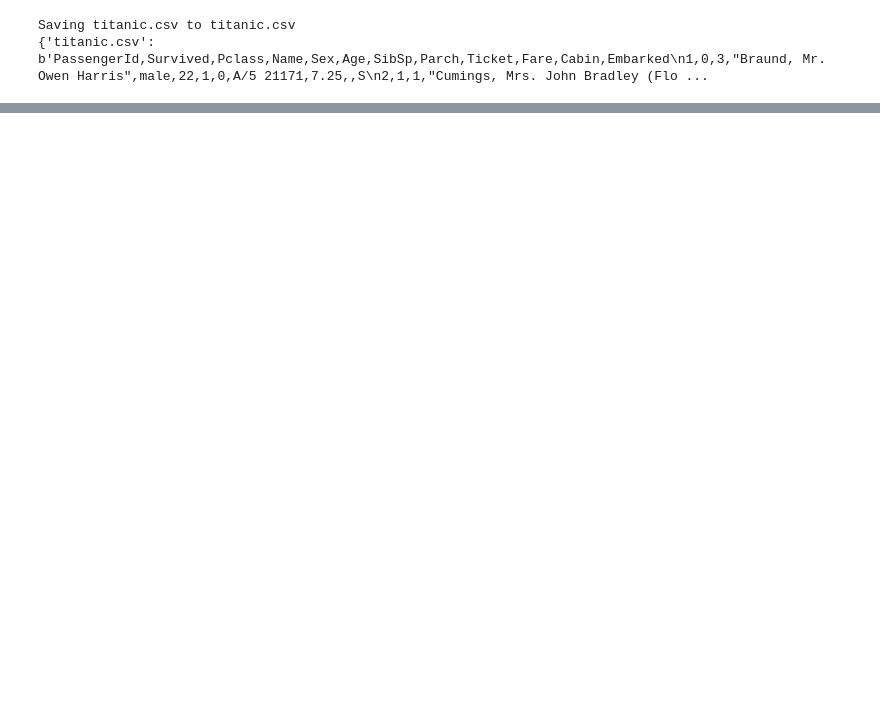
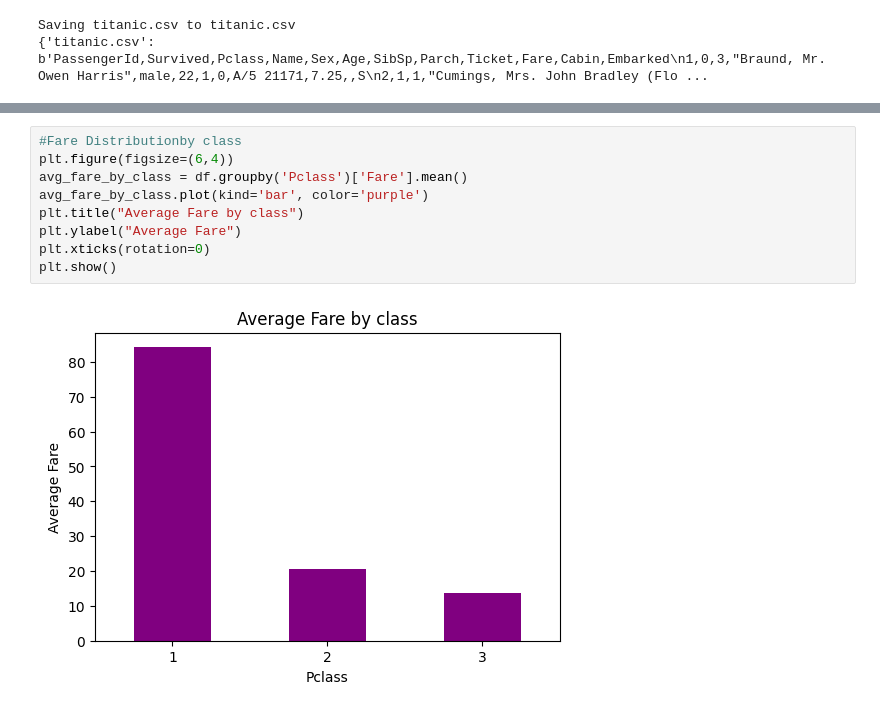
Before and after one commit to Jaiveer189/Google-Collab-mini-projects-, a Jupyter notebook: Titanic_data_analysis.ipynb, the cells around one changed output, grey strips where cells are left out. Drawn from its saved outputs; the diff is of its cells as text; blank space fills up the shorter version.

```diff
--- a/Titanic_data_analysis.ipynb
+++ b/Titanic_data_analysis.ipynb
@@ -128,0 +180,11 @@ df.to_csv("cleaned_titanic.csv")
+# %%
+#Fare Distributionby class
+plt.figure(figsize=(6,4))
+avg_fare_by_class = df.groupby('Pclass')['Fare'].mean()
+avg_fare_by_class.plot(kind='bar', color='purple')
+plt.title("Average Fare by class")
+plt.ylabel("Average Fare")
+plt.xticks(rotation=0)
+plt.show()
+# %% [output]
+[figure, added]
```
Also changed, not shown: parts of 25 cells of this notebook.
